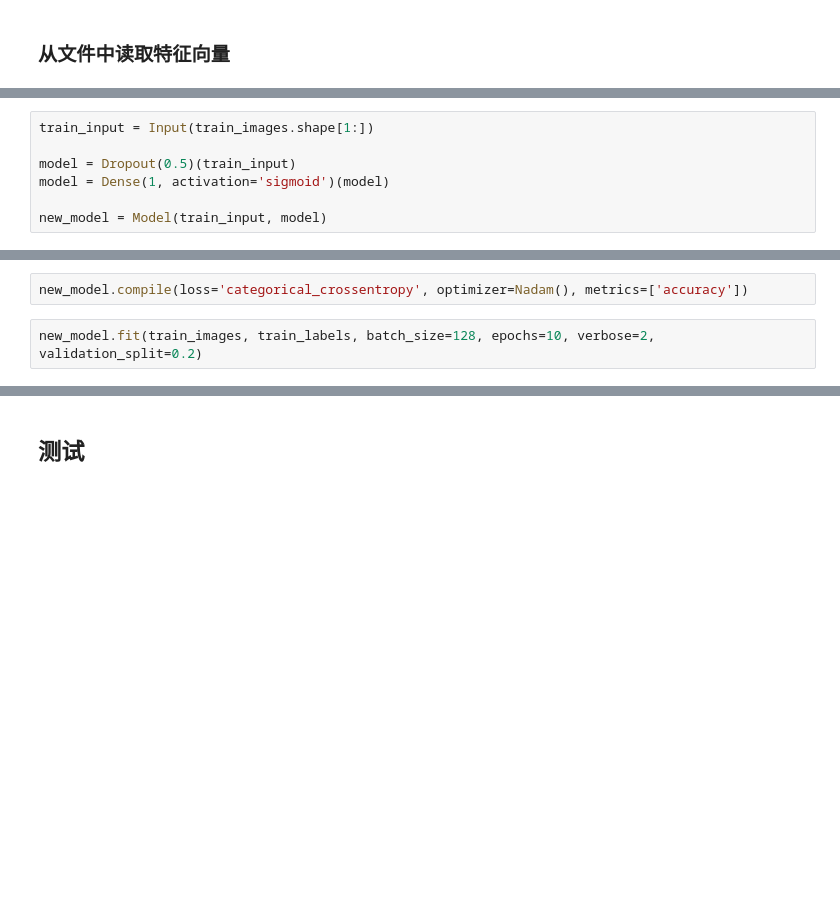
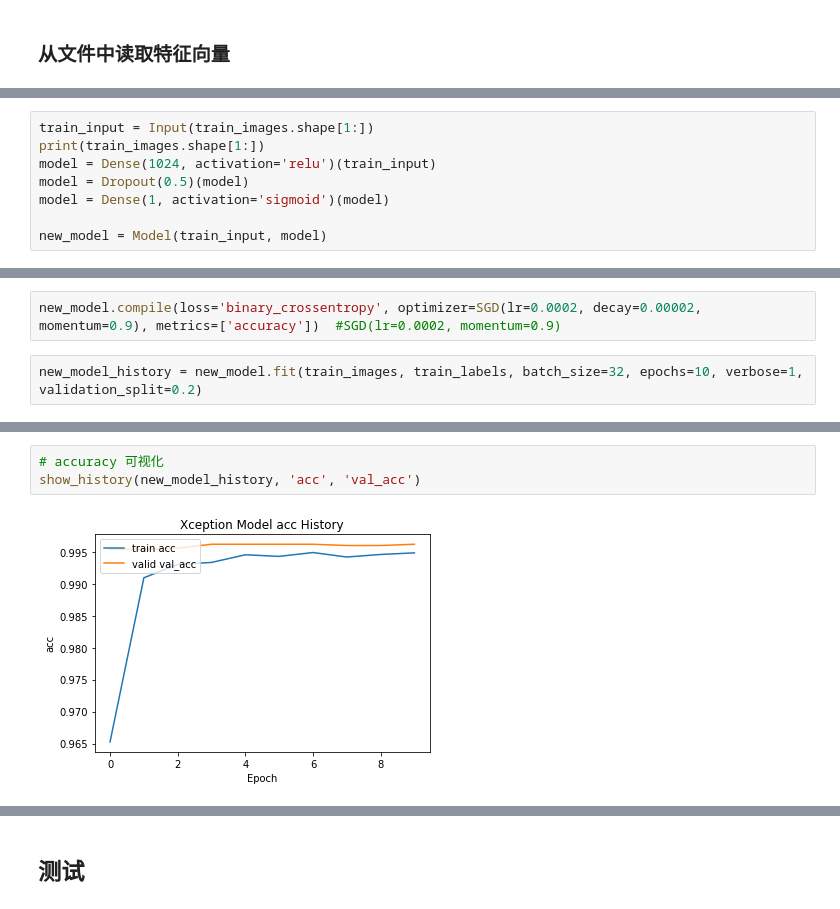
Before and after one commit to Carlosnight/Capson, a Jupyter notebook: Capstone.ipynb, the cells around one changed output, grey strips where cells are left out. Cells and saved outputs as stored; diff of their text form; blank space fills up the shorter version.

```diff
--- a/Capstone.ipynb
+++ b/Capstone.ipynb
@@ -285,7 +349,8 @@ train_images, train_labels = shuffle(train_images, train_labels)
 # %%
 train_input = Input(train_images.shape[1:])
-
-model = Dropout(0.5)(train_input)
+print(train_images.shape[1:])
+model = Dense(1024, activation='relu')(train_input)
+model = Dropout(0.5)(model)
 model = Dense(1, activation='sigmoid')(model)
 
 new_model = Model(train_input, model)
@@ -292,4 +359,4 @@ new_model = Model(train_input, model)
-# %%
-new_model.compile(loss='categorical_crossentropy', optimizer=Nadam(), metrics=['accuracy'])
+# %%
+new_model.compile(loss='binary_crossentropy', optimizer=SGD(lr=0.0002, decay=0.00002, momentum=0.9), metrics=['accuracy'])  #SGD(lr=0.0002, momentum=0.9)
 # %%
-new_model.fit(train_images, train_labels, batch_size=128, epochs=10, verbose=2, validation_split=0.2)
+new_model_history = new_model.fit(train_images, train_labels, batch_size=32, epochs=10, verbose=1, validation_split=0.2)
@@ -295,0 +381,5 @@ new_model.fit(train_images, train_labels, batch_size=128, epochs=10, verbose=2,
+# %%
+# accuracy 可视化
+show_history(new_model_history, 'acc', 'val_acc')
+# %% [output]
+[figure, added]
```
Also changed, not shown: parts of 22 cells of this notebook, 1 other file.
